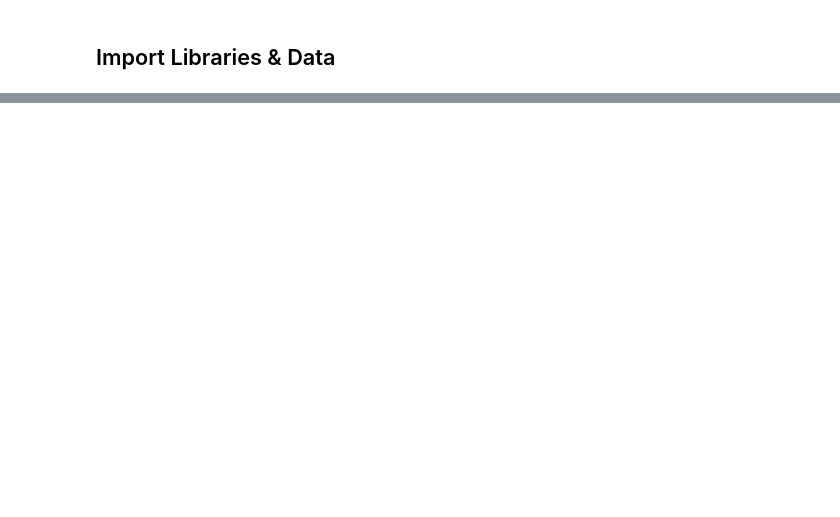
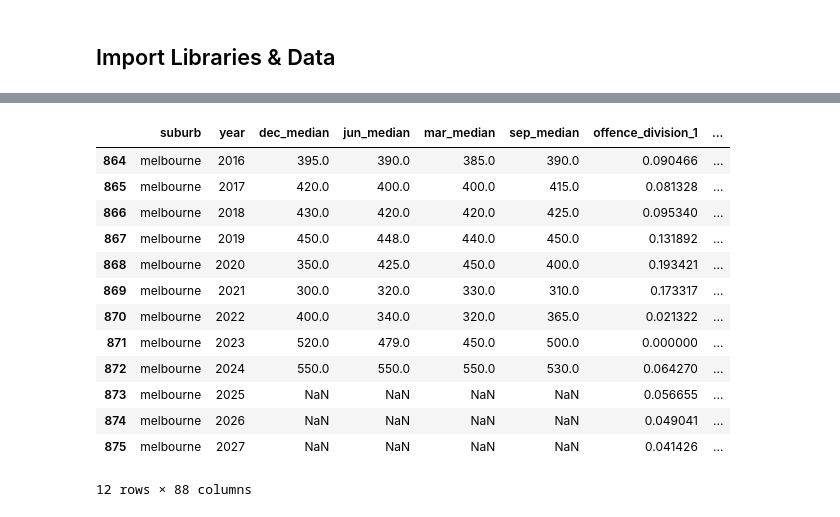
Before and after one commit to MAST30034-AppliedDataScience/project-2-group-real-estate-industry-project-15, a Jupyter notebook: notebooks/livability_index.ipynb, the cells around one changed output, grey strips where cells are left out. Cells and saved outputs as stored; diff of their text form; code cells hidden in the pictures; blank space fills up the shorter version.

```diff
--- a/notebooks/livability_index.ipynb
+++ b/notebooks/livability_index.ipynb
@@ -27,0 +543,17 @@ all_properties_merged = pd.read_csv('../data/curated/merged_feature_set/all_prop
+# %%
+test[test['suburb'] == 'melbourne']
+# %% [output]
+|  | suburb | year | dec_median | jun_median | mar_median | sep_median | offence_division_1 | ... |
+| 864 | melbourne | 2016 | 395.0 | 390.0 | 385.0 | 390.0 | 0.090466 | ... |
+| 865 | melbourne | 2017 | 420.0 | 400.0 | 400.0 | 415.0 | 0.081328 | ... |
+| 866 | melbourne | 2018 | 430.0 | 420.0 | 420.0 | 425.0 | 0.095340 | ... |
+| 867 | melbourne | 2019 | 450.0 | 448.0 | 440.0 | 450.0 | 0.131892 | ... |
+| 868 | melbourne | 2020 | 350.0 | 425.0 | 450.0 | 400.0 | 0.193421 | ... |
+| 869 | melbourne | 2021 | 300.0 | 320.0 | 330.0 | 310.0 | 0.173317 | ... |
+| 870 | melbourne | 2022 | 400.0 | 340.0 | 320.0 | 365.0 | 0.021322 | ... |
+| 871 | melbourne | 2023 | 520.0 | 479.0 | 450.0 | 500.0 | 0.000000 | ... |
+| 872 | melbourne | 2024 | 550.0 | 550.0 | 550.0 | 530.0 | 0.064270 | ... |
+| 873 | melbourne | 2025 | NaN | NaN | NaN | NaN | 0.056655 | ... |
+| 874 | melbourne | 2026 | NaN | NaN | NaN | NaN | 0.049041 | ... |
+| 875 | melbourne | 2027 | NaN | NaN | NaN | NaN | 0.041426 | ... |
+12 rows × 88 columns
```
Also changed, not shown: parts of 35 cells of this notebook, 2 other files.
